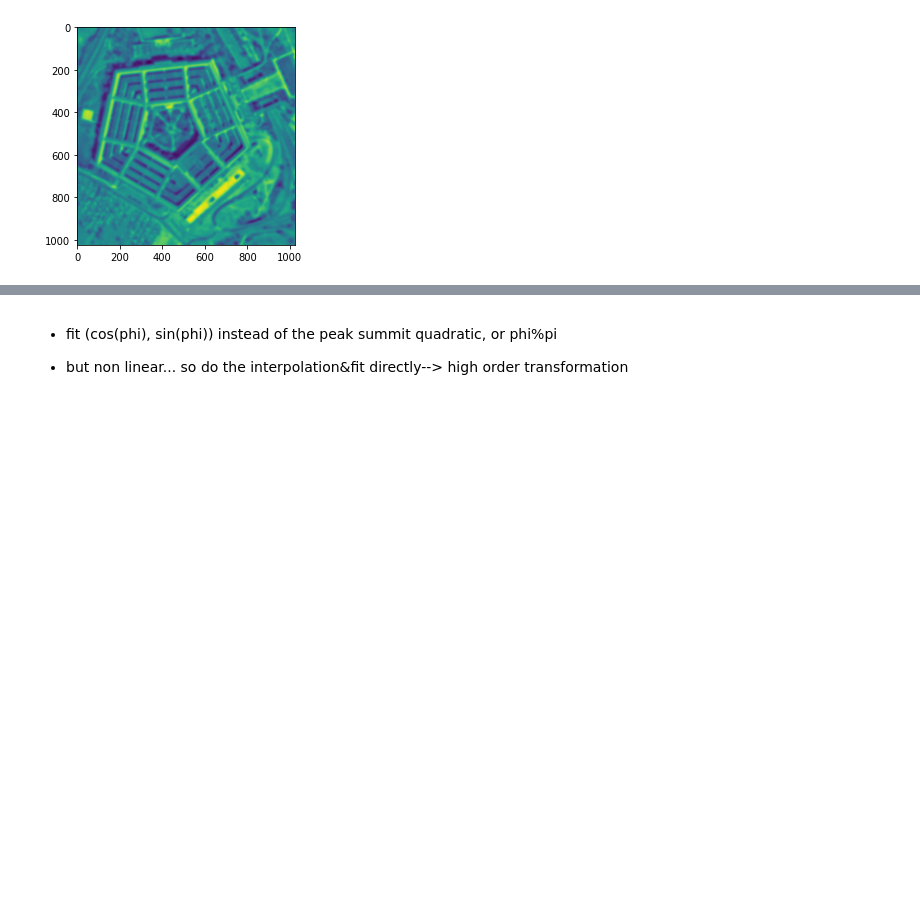
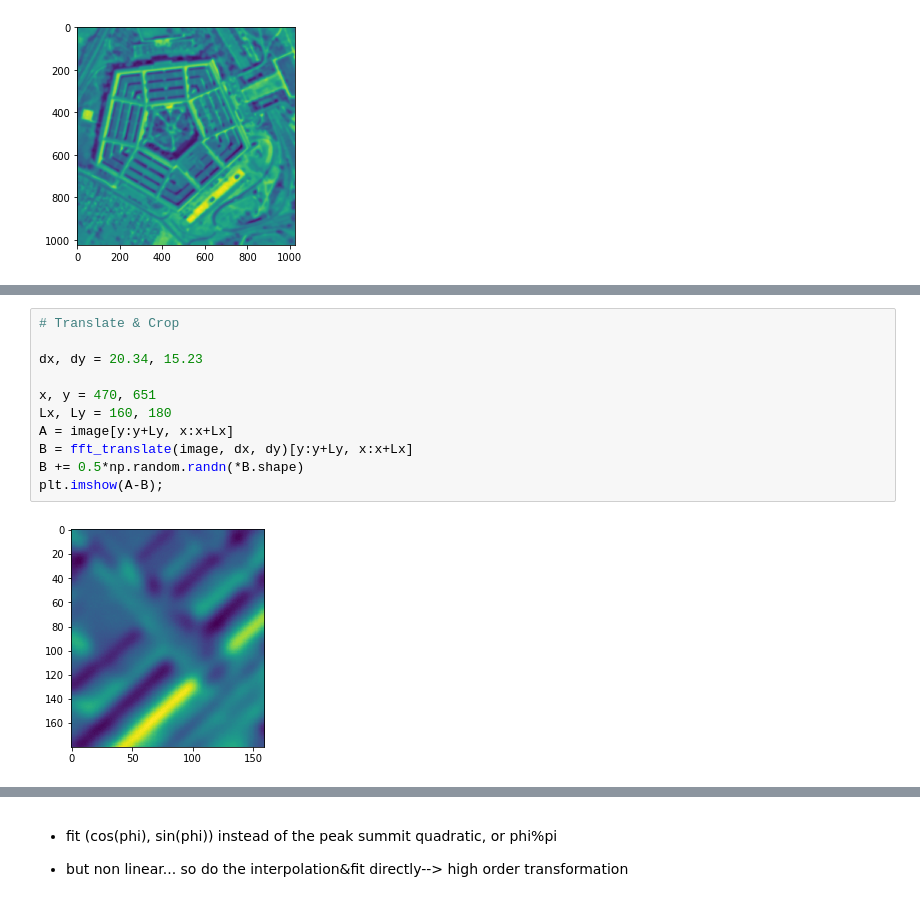
Before and after one commit to xdze2/stretchablecorr, a Jupyter notebook: toy_models/phase_diff_matrix.ipynb, the cells around one changed output, grey strips where cells are left out. Drawn from its saved outputs; the diff is of its cells as text; blank space fills up the shorter version.

```diff
--- a/toy_models/phase_diff_matrix.ipynb
+++ b/toy_models/phase_diff_matrix.ipynb
@@ -63,3 +71,16 @@ plt.imshow(A - B);
+# %%
+# Translate & Crop
+
+dx, dy = 20.34, 15.23
+
+x, y = 470, 651
+Lx, Ly = 160, 180
+A = image[y:y+Ly, x:x+Lx]
+B = fft_translate(image, dx, dy)[y:y+Ly, x:x+Lx]
+B += 0.5*np.random.randn(*B.shape)
+plt.imshow(A-B);
+# %% [output]
+[figure, added]
 # %%
 from scipy.signal.windows import blackman
 
```
Also changed, not shown: parts of 79 cells of this notebook, 1 other file.
